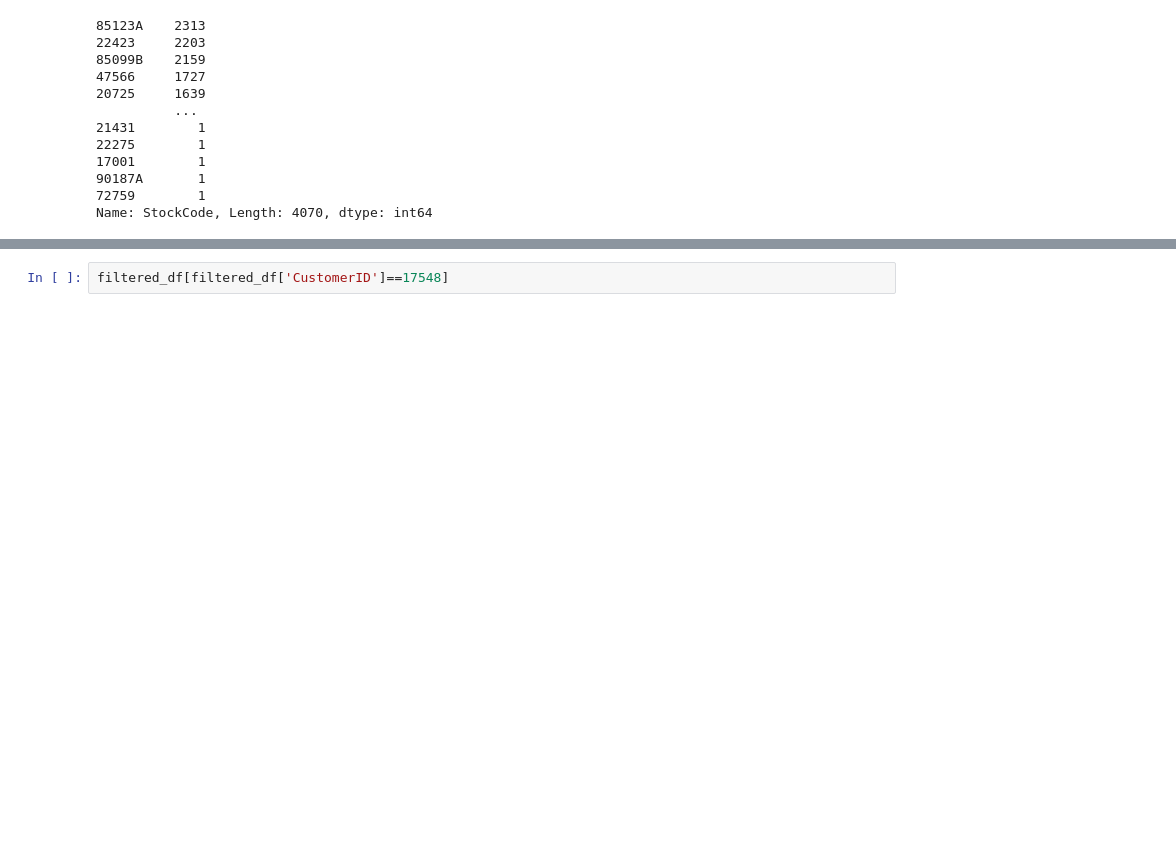
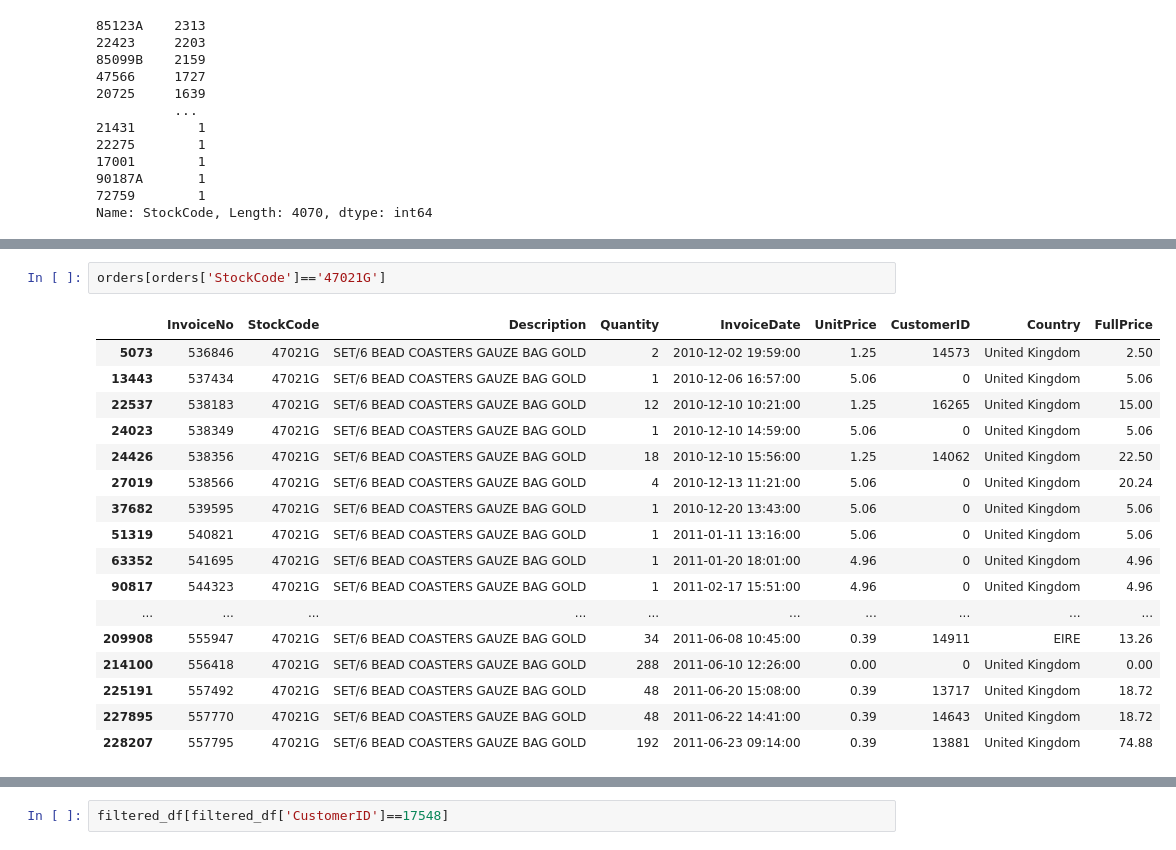
Before and after one commit to gregi12/e-commerce_analysis, a Jupyter notebook: exploratory_analysis.ipynb, the cells around one changed output, grey strips where cells are left out. Drawn from its saved outputs; the diff is of its cells as text; blank space fills up the shorter version.

```diff
--- a/exploratory_analysis.ipynb
+++ b/exploratory_analysis.ipynb
@@ -139,0 +208,20 @@ cancelled_orders_and_returns['Quantity'] = cancelled_orders_and_returns['Quantit
+# %%
+orders[orders['StockCode']=='47021G']
+# %% [output]
+|  | InvoiceNo | StockCode | Description | Quantity | InvoiceDate | UnitPrice | CustomerID | Country | FullPrice |
+| 5073 | 536846 | 47021G | SET/6 BEAD COASTERS GAUZE BAG GOLD | 2 | 2010-12-02 19:59:00 | 1.25 | 14573 | United Kingdom | 2.50 |
+| 13443 | 537434 | 47021G | SET/6 BEAD COASTERS GAUZE BAG GOLD | 1 | 2010-12-06 16:57:00 | 5.06 | 0 | United Kingdom | 5.06 |
+| 22537 | 538183 | 47021G | SET/6 BEAD COASTERS GAUZE BAG GOLD | 12 | 2010-12-10 10:21:00 | 1.25 | 16265 | United Kingdom | 15.00 |
+| 24023 | 538349 | 47021G | SET/6 BEAD COASTERS GAUZE BAG GOLD | 1 | 2010-12-10 14:59:00 | 5.06 | 0 | United Kingdom | 5.06 |
+| 24426 | 538356 | 47021G | SET/6 BEAD COASTERS GAUZE BAG GOLD | 18 | 2010-12-10 15:56:00 | 1.25 | 14062 | United Kingdom | 22.50 |
+| 27019 | 538566 | 47021G | SET/6 BEAD COASTERS GAUZE BAG GOLD | 4 | 2010-12-13 11:21:00 | 5.06 | 0 | United Kingdom | 20.24 |
+| 37682 | 539595 | 47021G | SET/6 BEAD COASTERS GAUZE BAG GOLD | 1 | 2010-12-20 13:43:00 | 5.06 | 0 | United Kingdom | 5.06 |
+| 51319 | 540821 | 47021G | SET/6 BEAD COASTERS GAUZE BAG GOLD | 1 | 2011-01-11 13:16:00 | 5.06 | 0 | United Kingdom | 5.06 |
+| 63352 | 541695 | 47021G | SET/6 BEAD COASTERS GAUZE BAG GOLD | 1 | 2011-01-20 18:01:00 | 4.96 | 0 | United Kingdom | 4.96 |
+| 90817 | 544323 | 47021G | SET/6 BEAD COASTERS GAUZE BAG GOLD | 1 | 2011-02-17 15:51:00 | 4.96 | 0 | United Kingdom | 4.96 |
+| ... | ... | ... | ... | ... | ... | ... | ... | ... | ... |
+| 209908 | 555947 | 47021G | SET/6 BEAD COASTERS GAUZE BAG GOLD | 34 | 2011-06-08 10:45:00 | 0.39 | 14911 | EIRE | 13.26 |
+| 214100 | 556418 | 47021G | SET/6 BEAD COASTERS GAUZE BAG GOLD | 288 | 2011-06-10 12:26:00 | 0.00 | 0 | United Kingdom | 0.00 |
+| 225191 | 557492 | 47021G | SET/6 BEAD COASTERS GAUZE BAG GOLD | 48 | 2011-06-20 15:08:00 | 0.39 | 13717 | United Kingdom | 18.72 |
+| 227895 | 557770 | 47021G | SET/6 BEAD COASTERS GAUZE BAG GOLD | 48 | 2011-06-22 14:41:00 | 0.39 | 14643 | United Kingdom | 18.72 |
+| 228207 | 557795 | 47021G | SET/6 BEAD COASTERS GAUZE BAG GOLD | 192 | 2011-06-23 09:14:00 | 0.39 | 13881 | United Kingdom | 74.88 |
```
Also changed, not shown: parts of 24 cells of this notebook, 3 other files.
